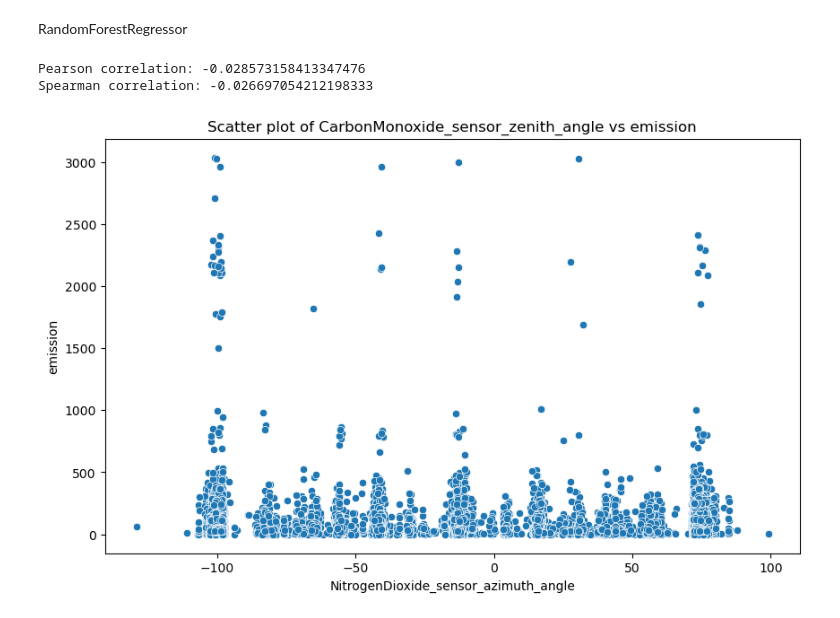
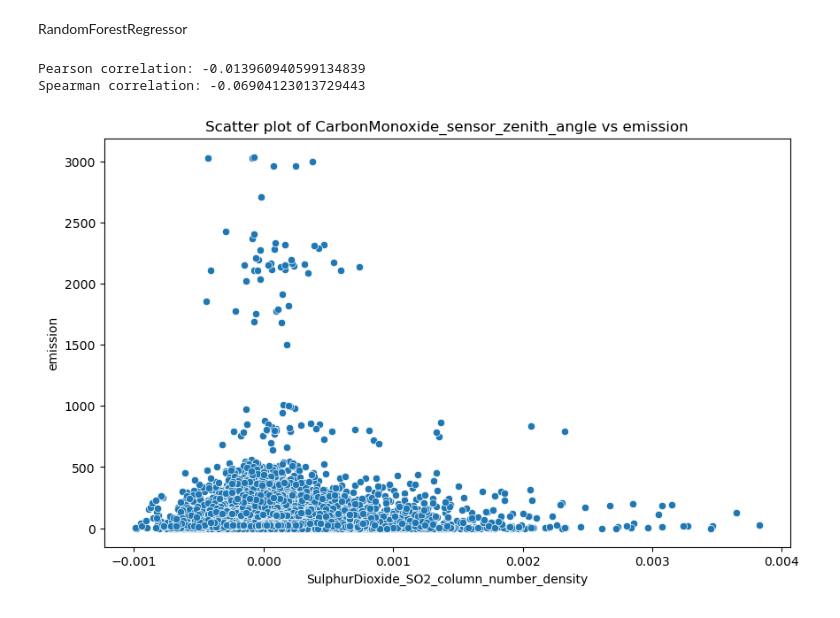
Before and after one commit to Lzzzzy4/2023fall-DataScience, a Jupyter notebook: src/main.ipynb, the cells around one changed output. Saved outputs shown, nothing was run; the diff lists cells and outputs as text; code cells hidden in the pictures.

```diff
--- a/src/main.ipynb
+++ b/src/main.ipynb
@@ -206,30 +206,30 @@ rmse
 # %%
 import pandas as pd
 import os
 import matplotlib.pyplot as plt
 import seaborn as sns
 from scipy.stats import pearsonr, spearmanr
 import statsmodels.api as sm
 
 # 加载数据
 data_path = os.path.abspath('.') + '/../data/'
 df = pd.read_csv(data_path + "train.csv")
-col = "NitrogenDioxide_sensor_azimuth_angle"
+col = "SulphurDioxide_SO2_column_number_density"
 df = df[df['year'] == 2020]
 df = df.dropna(subset=[col, 'emission'])
 
 # 计算相关系数
 pearson_corr, _ = pearsonr(df[col], df['emission'])
 spearman_corr, _ = spearmanr(df[col], df['emission'])
 print(f'Pearson correlation: {pearson_corr}')
 print(f'Spearman correlation: {spearman_corr}')
 
 # 绘制散点图
 plt.figure(figsize=(10, 6))
 sns.scatterplot(x=col, y='emission', data=df)
 plt.title('Scatter plot of CarbonMonoxide_sensor_zenith_angle vs emission')
 plt.show()
 # %% [output]
-Pearson correlation: -0.028573158413347476
-Spearman correlation: -0.026697054212198333
+Pearson correlation: -0.013960940599134839
+Spearman correlation: -0.06904123013729443
-[figure, old version]
+[figure, new version]
```
Also changed, not shown: 3 other files.
